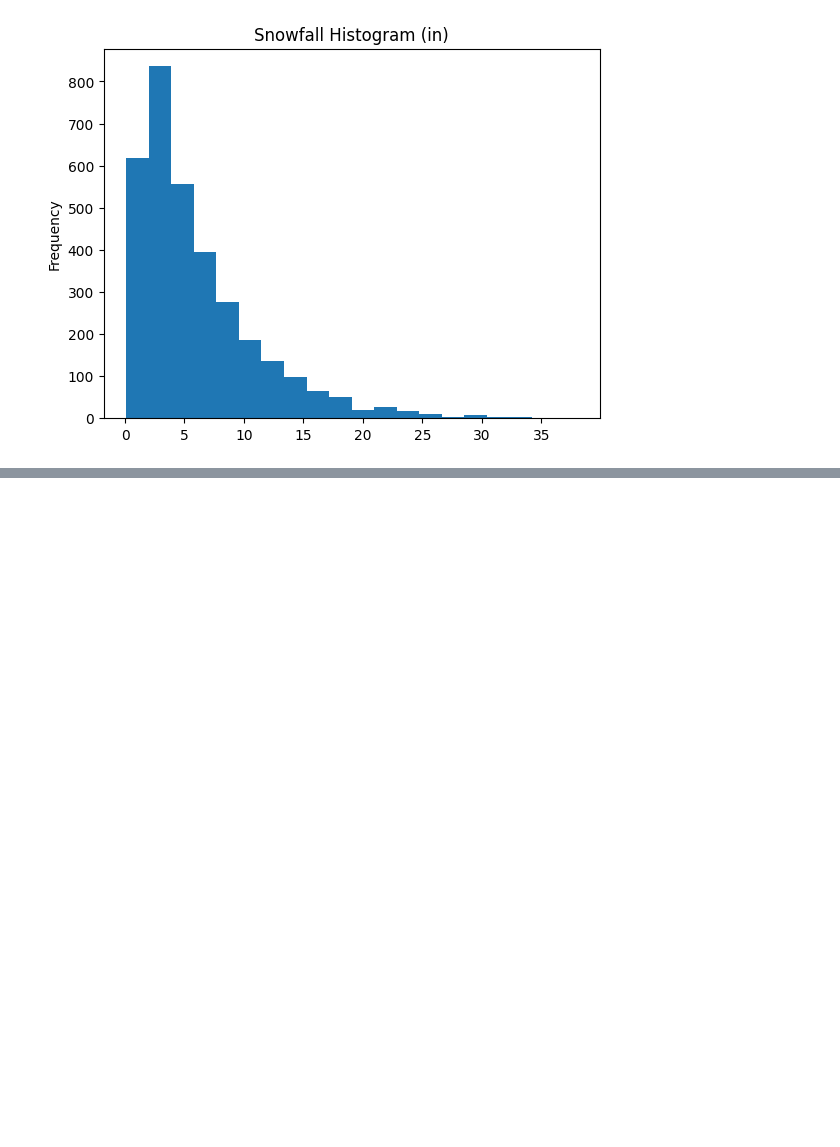
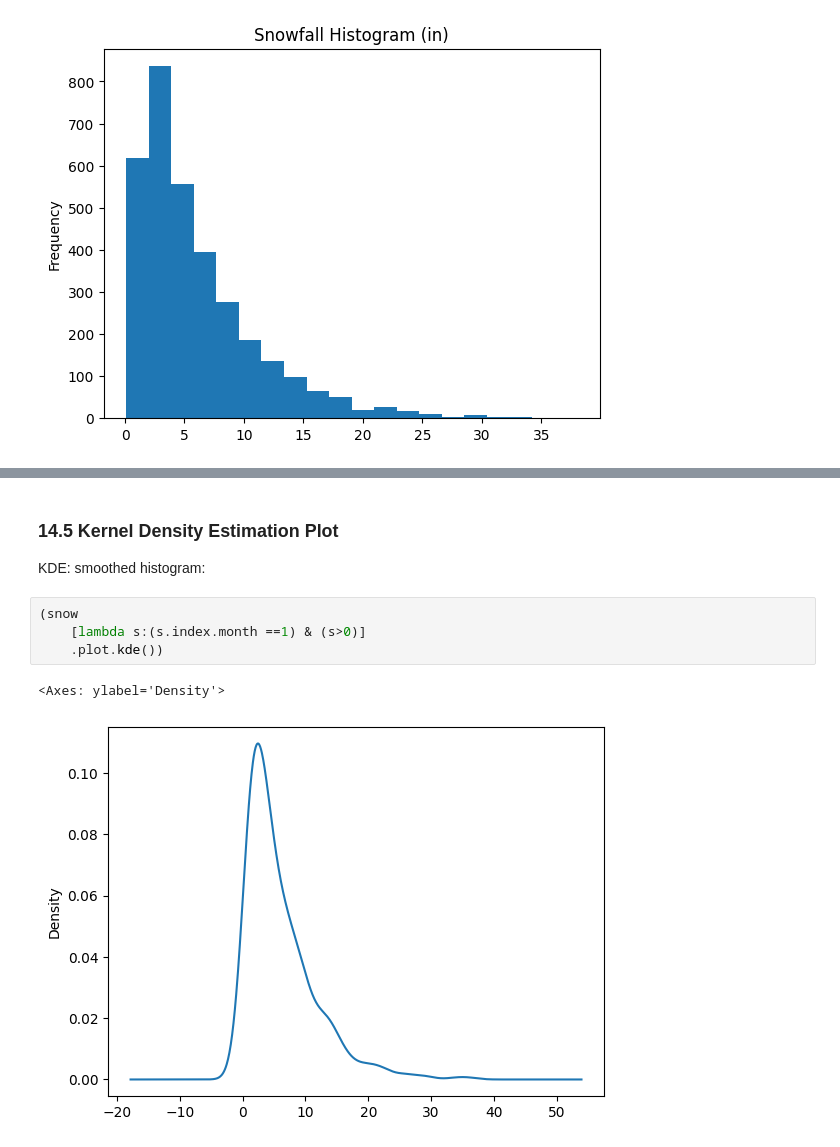
Before and after one commit to AshifulBhuiyan/EffectivePandas, a Jupyter notebook: Effective Pandas_Ch14.ipynb, the cells around one changed output, grey strips where cells are left out. Cells and saved outputs as stored; diff of their text form; blank space fills up the shorter version.

```diff
--- a/Effective Pandas_Ch14.ipynb
+++ b/Effective Pandas_Ch14.ipynb
@@ -48,0 +66,10 @@ snow[snow>0].plot.hist(bins= 20, title='Snowfall Histogram (in)')
+# %% [markdown]
+### 14.5 Kernel Density Estimation Plot
+KDE: smoothed histogram:
+# %%
+(snow
+    [lambda s:(s.index.month ==1) & (s>0)]
+    .plot.kde())
+# %% [output]
+<Axes: ylabel='Density'>
+[figure, added]
```
Also changed, not shown: parts of 19 cells of this notebook.
